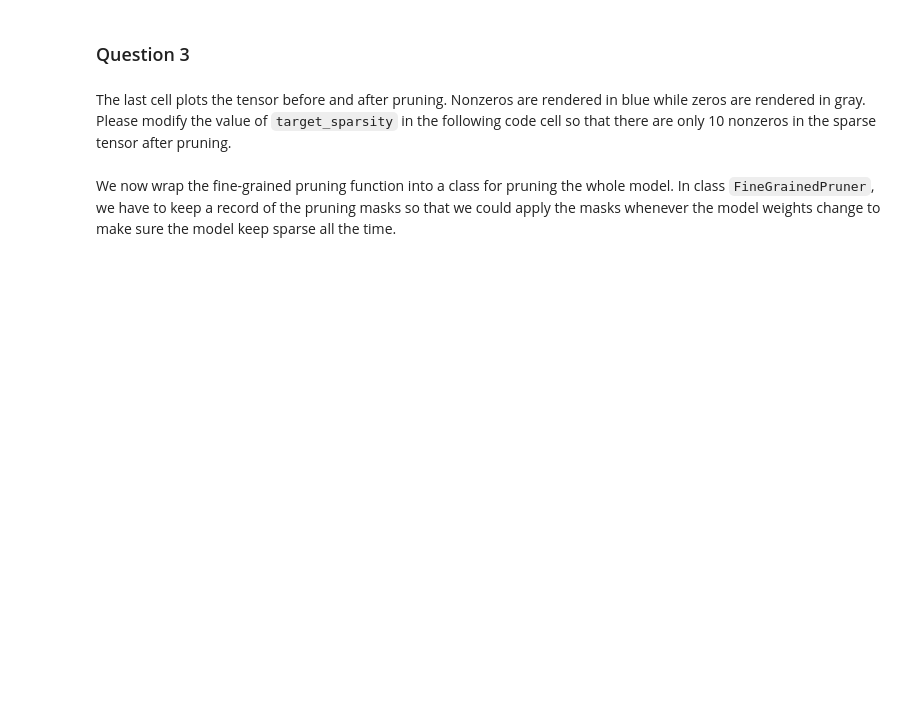
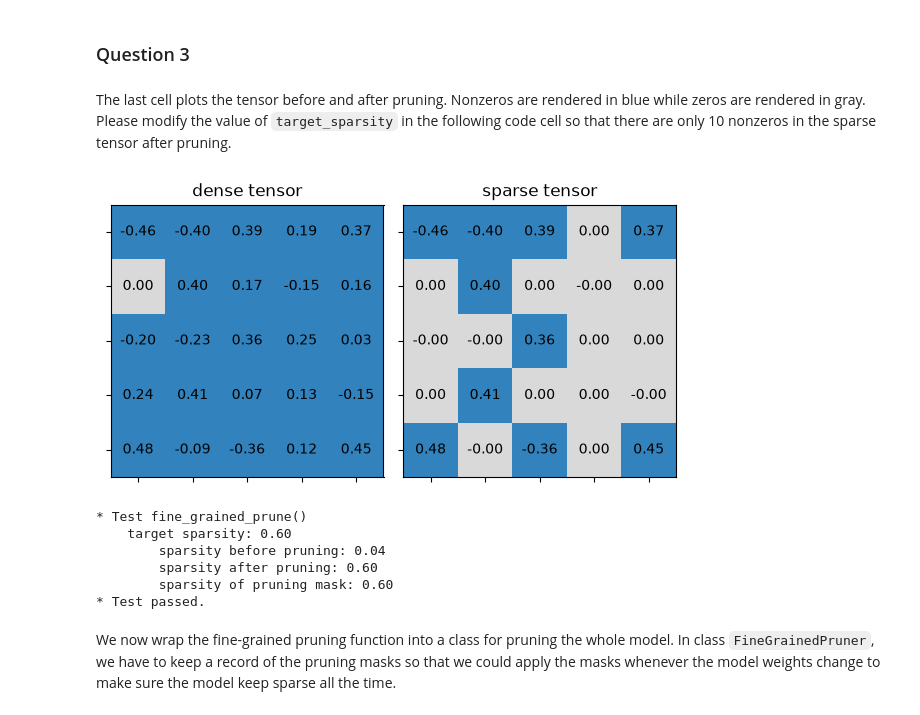
Before and after one commit to DmitryRastiK/MTAI2026-Deep-learning-frameworks-seminars-autumn, a Jupyter notebook: seminar_4/Pruning.ipynb, the cells around one changed output. Drawn from its saved outputs; the diff is of its cells as text; code cells hidden in the pictures; blank space fills up the shorter version.

```diff
--- a/seminar_4/Pruning.ipynb
+++ b/seminar_4/Pruning.ipynb
@@ -481,9 +507,17 @@ test_fine_grained_prune()
 The last cell plots the tensor before and after pruning. Nonzeros are rendered in blue while zeros are rendered in gray. Please modify the value of `target_sparsity` in the following code cell so that there are only 10 nonzeros in the sparse tensor after pruning.
 # %%
 ##################### YOUR CODE STARTS HERE #####################
-target_sparsity = 0 # please modify the value of target_sparsity
+target_sparsity = 0.6  # 25 elements - 15 pruned = 10 nonzeros
 ##################### YOUR CODE ENDS HERE #####################
 test_fine_grained_prune(target_sparsity=target_sparsity, target_nonzeros=10)
+# %% [output]
+[figure, added]
+* Test fine_grained_prune()
+    target sparsity: 0.60
+        sparsity before pruning: 0.04
+        sparsity after pruning: 0.60
+        sparsity of pruning mask: 0.60
+* Test passed.
 # %% [markdown]
 We now wrap the fine-grained pruning function into a class for pruning the whole model. In class `FineGrainedPruner`, we have to keep a record of the pruning masks so that we could apply the masks whenever the model weights change to make sure the model keep sparse all the time.
 # %%
```
Also changed, not shown: parts of 47 cells of this notebook, 1 other file.
